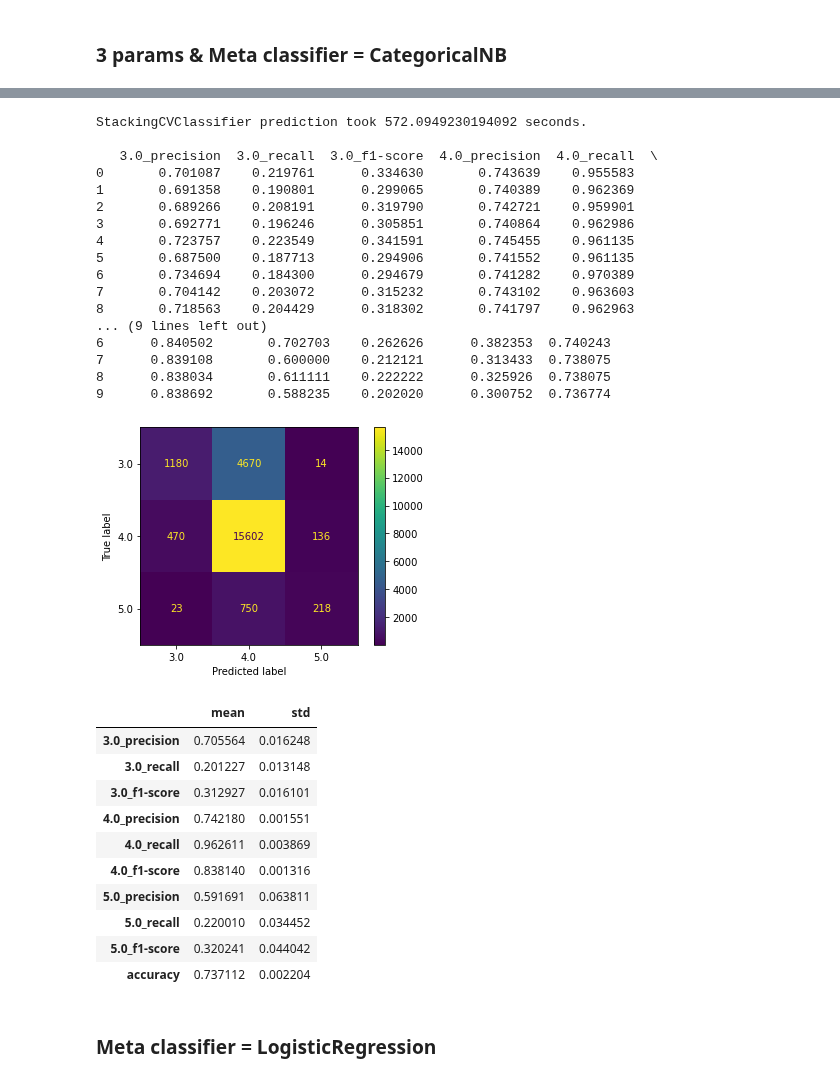
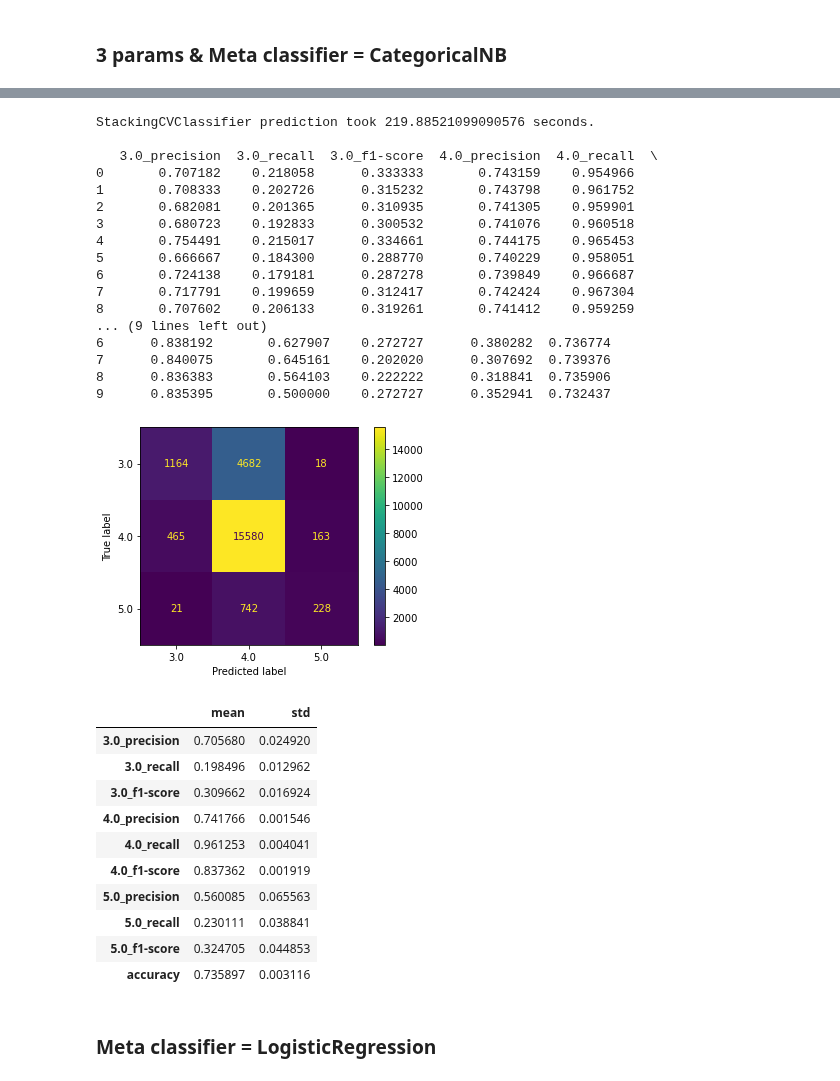
Before and after one commit to 7angel4/Goodreads-rating-classification, a Jupyter notebook: StackingClf.ipynb, the cells around one changed output, grey strips where cells are left out. Cells and saved outputs as stored; diff of their text form; code cells hidden in the pictures.

```diff
--- a/StackingClf.ipynb
+++ b/StackingClf.ipynb
@@ -2,7 +2,9 @@
 %run Global.ipynb
 %run Helper_Functions.ipynb
 # %%
-train_df_ohe_selected = pd.read_csv("./Final/Datasets/train_df_ohe.csv", keep_default_na=False)
+train_df_ohe_selected = pd.read_csv("./Final/Datasets/train_df.csv", keep_default_na=False)
 
-X = train_df_ohe_selected.iloc[:,:-1] # (transformed) attributes
+X_orig = train_df_ohe_selected.iloc[:,:-1] # (transformed) attributes
 y = train_df_ohe_selected.iloc[:,-1]  # ground truth labels
+# %%
+X = X_orig.drop(['PublishMonth', 'PublishDay'], axis=1)
@@ -528,45 +579,46 @@ array([{'linearsvc__C': 1, 'logisticregression__max_iter': 150, 'multinomialnb__
       dtype=object)
 # %%
+# waiting for result
 mnb = MultinomialNB(alpha = 1)
-linearSVM = svm.LinearSVC(random_state=30027, C=1)
-logr = LogisticRegression(solver='sag', max_iter=150, random_state = 30027)
+linearSVM = svm.LinearSVC(random_state=30027, C=5)
+logr = LogisticRegression(solver='sag', max_iter=100, random_state = 30027)
 
 sclf3_cat = StackingCVClassifier(classifiers=[mnb, linearSVM, logr],
                             meta_classifier=CategoricalNB(),
                             cv = 2,
                             random_state=30027)
 y_pred3_cat, sclf3_cat_report = cross_val_report(sclf3_cat, X, y)
 sclf3_cat_report
 # %% [output]
-StackingCVClassifier prediction took 572.0949230194092 seconds.
+StackingCVClassifier prediction took 219.88521099090576 seconds.
 
    3.0_precision  3.0_recall  3.0_f1-score  4.0_precision  4.0_recall  \
-0       0.701087    0.219761      0.334630       0.743639    0.955583
-1       0.691358    0.190801      0.299065       0.740389    0.962369
-2       0.689266    0.208191      0.319790       0.742721    0.959901
-3       0.692771    0.196246      0.305851       0.740864    0.962986
-4       0.723757    0.223549      0.341591       0.745455    0.961135
-5       0.687500    0.187713      0.294906       0.741552    0.961135
-6       0.734694    0.184300      0.294679       0.741282    0.970389
-7       0.704142    0.203072      0.315232       0.743102    0.963603
-8       0.718563    0.204429      0.318302       0.741797    0.962963
+0       0.707182    0.218058      0.333333       0.743159    0.954966
+1       0.708333    0.202726      0.315232       0.743798    0.961752
+2       0.682081    0.201365      0.310935       0.741305    0.959901
+3       0.680723    0.192833      0.300532       0.741076    0.960518
+4       0.754491    0.215017      0.334661       0.744175    0.965453
+5       0.666667    0.184300      0.288770       0.740229    0.958051
+6       0.724138    0.179181      0.287278       0.739849    0.966687
+7       0.717791    0.199659      0.312417       0.742424    0.967304
+8       0.707602    0.206133      0.319261       0.741412    0.959259
 ... (9 lines left out)
-6      0.840502       0.702703    0.262626      0.382353  0.740243
-7      0.839108       0.600000    0.212121      0.313433  0.738075
-8      0.838034       0.611111    0.222222      0.325926  0.738075
-9      0.838692       0.588235    0.202020      0.300752  0.736774
+6      0.838192       0.627907    0.272727      0.380282  0.736774
+7      0.840075       0.645161    0.202020      0.307692  0.739376
+8      0.836383       0.564103    0.222222      0.318841  0.735906
+9      0.835395       0.500000    0.272727      0.352941  0.732437
 [figure]
 |  | mean | std |
-| 3.0_precision | 0.705564 | 0.016248 |
-| 3.0_recall | 0.201227 | 0.013148 |
-| 3.0_f1-score | 0.312927 | 0.016101 |
-| 4.0_precision | 0.742180 | 0.001551 |
-| 4.0_recall | 0.962611 | 0.003869 |
-| 4.0_f1-score | 0.838140 | 0.001316 |
-| 5.0_precision | 0.591691 | 0.063811 |
-| 5.0_recall | 0.220010 | 0.034452 |
-| 5.0_f1-score | 0.320241 | 0.044042 |
-| accuracy | 0.737112 | 0.002204 |
+| 3.0_precision | 0.705680 | 0.024920 |
+| 3.0_recall | 0.198496 | 0.012962 |
+| 3.0_f1-score | 0.309662 | 0.016924 |
+| 4.0_precision | 0.741766 | 0.001546 |
+| 4.0_recall | 0.961253 | 0.004041 |
+| 4.0_f1-score | 0.837362 | 0.001919 |
+| 5.0_precision | 0.560085 | 0.065563 |
+| 5.0_recall | 0.230111 | 0.038841 |
+| 5.0_f1-score | 0.324705 | 0.044853 |
+| accuracy | 0.735897 | 0.003116 |
 # %% [markdown]
 ### Meta classifier = LogisticRegression
 # %%
```
Also changed, not shown: parts of 40 cells of this notebook, 4 other files.
